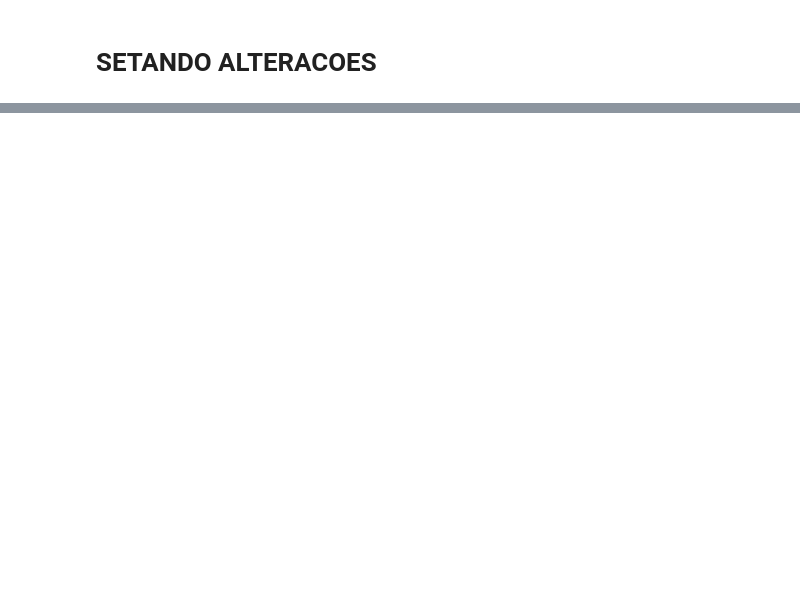
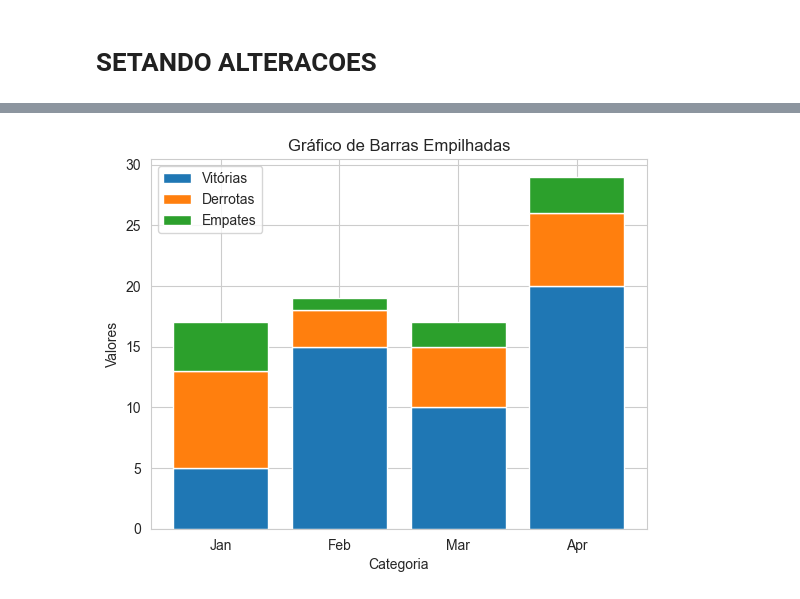
Before and after one commit to jp3dr0mendes/DataMengo, a Jupyter notebook: main.ipynb, the cells around one changed output, grey strips where cells are left out. Drawn from its saved outputs; the diff is of its cells as text; code cells hidden in the pictures; blank space fills up the shorter version.

```diff
--- a/main.ipynb
+++ b/main.ipynb
@@ -186,0 +208,57 @@ df_fla_placar
+# %%
+import matplotlib.pyplot as plt
+import seaborn as sns
+import pandas as pd
+
+# Exemplo dos DataFrames (df_fla_placar deve ser substituído pelo seu DataFrame real)
+# Apenas para fins de exemplo, substitua pelos dados reais
+# df_fla_placar = pd.DataFrame({
+#     'mensal_overview': ['Jan', 'Feb', 'Mar', 'Apr'],
+#     'cont_vitorias': [10, 15, 20, 5],
+#     'cont_derrotas': [5, 3, 6, 8],
+#     'cont_empates': [2, 1, 3, 4]
+# })
+
+# Gerar agregações
+vitorias = (
+    df_fla_placar[['cont_vitorias', 'mensal_overview']]
+    .groupby('mensal_overview')
+    .agg('sum')
+    .reset_index()
+)
+
+derrotas = (
+    df_fla_placar[['cont_derrotas', 'mensal_overview']]
+    .groupby('mensal_overview')
+    .agg('sum')
+    .reset_index()
+)
+
+empates = (
+    df_fla_placar[['cont_empates', 'mensal_overview']]
+    .groupby('mensal_overview')
+    .agg('sum')
+    .reset_index()
+)
+
+# Definir as categorias (eixo X)
+categorias = df_fla_placar['mensal_overview'].drop_duplicates()
+
+# Configurar estilo do Seaborn
+sns.set_style("whitegrid")
+
+# Criar gráfico de barras empilhadas
+plt.bar(categorias, vitorias['cont_vitorias'], label='Vitórias', color=sns.color_palette()[0])
+plt.bar(categorias, derrotas['cont_derrotas'], bottom=vitorias['cont_vitorias'], label='Derrotas', color=sns.color_palette()[1])
+plt.bar(categorias, empates['cont_empates'], bottom=vitorias['cont_vitorias'] + derrotas['cont_derrotas'], label='Empates', color=sns.color_palette()[2])
+
+# Adicionar legendas e títulos
+plt.xlabel('Categoria')
+plt.ylabel('Valores')
+plt.title('Gráfico de Barras Empilhadas')
+plt.legend()
+
+# Exibir o gráfico
+plt.show()
+# %% [output]
+[figure, added]
```
Also changed, not shown: parts of 3 cells of this notebook.
